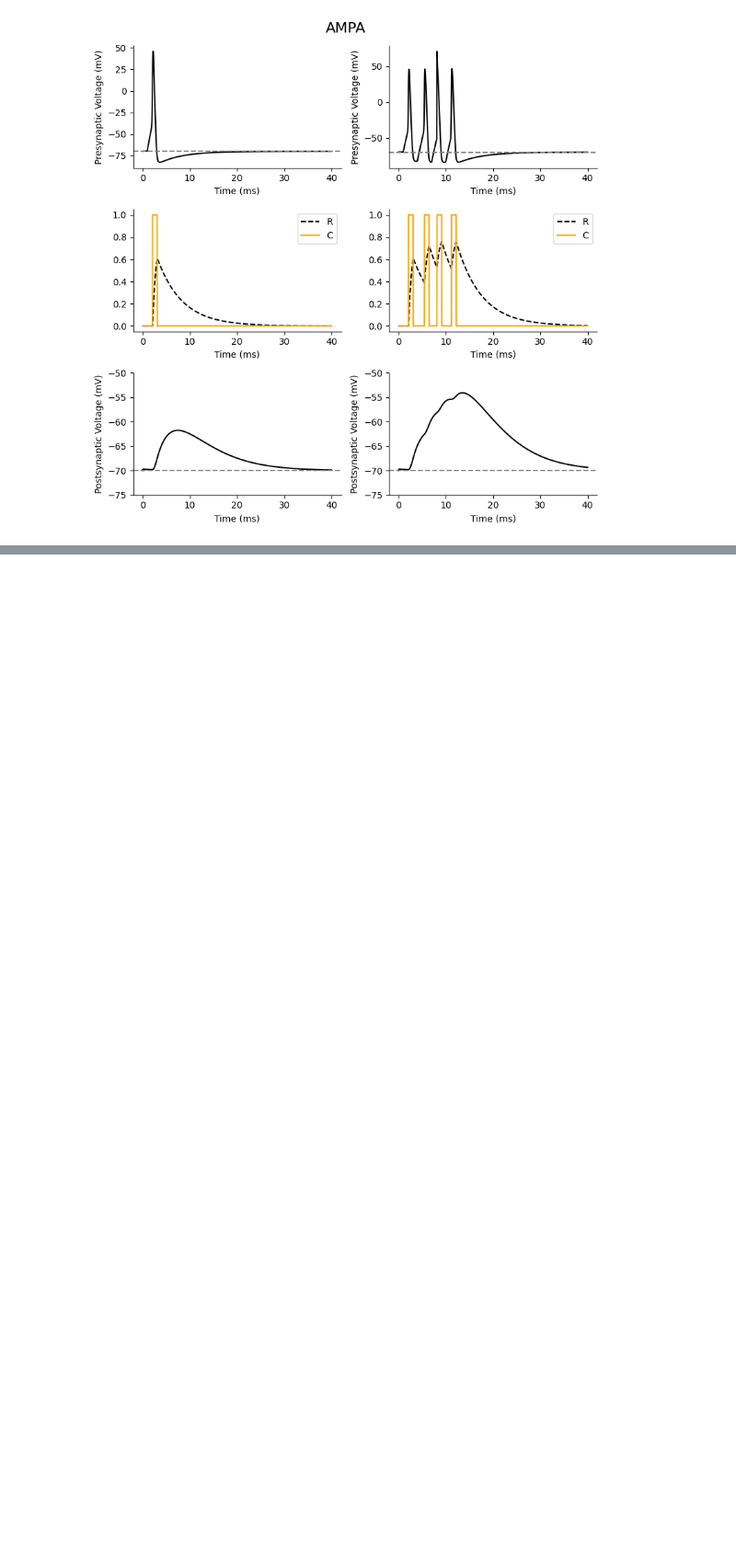
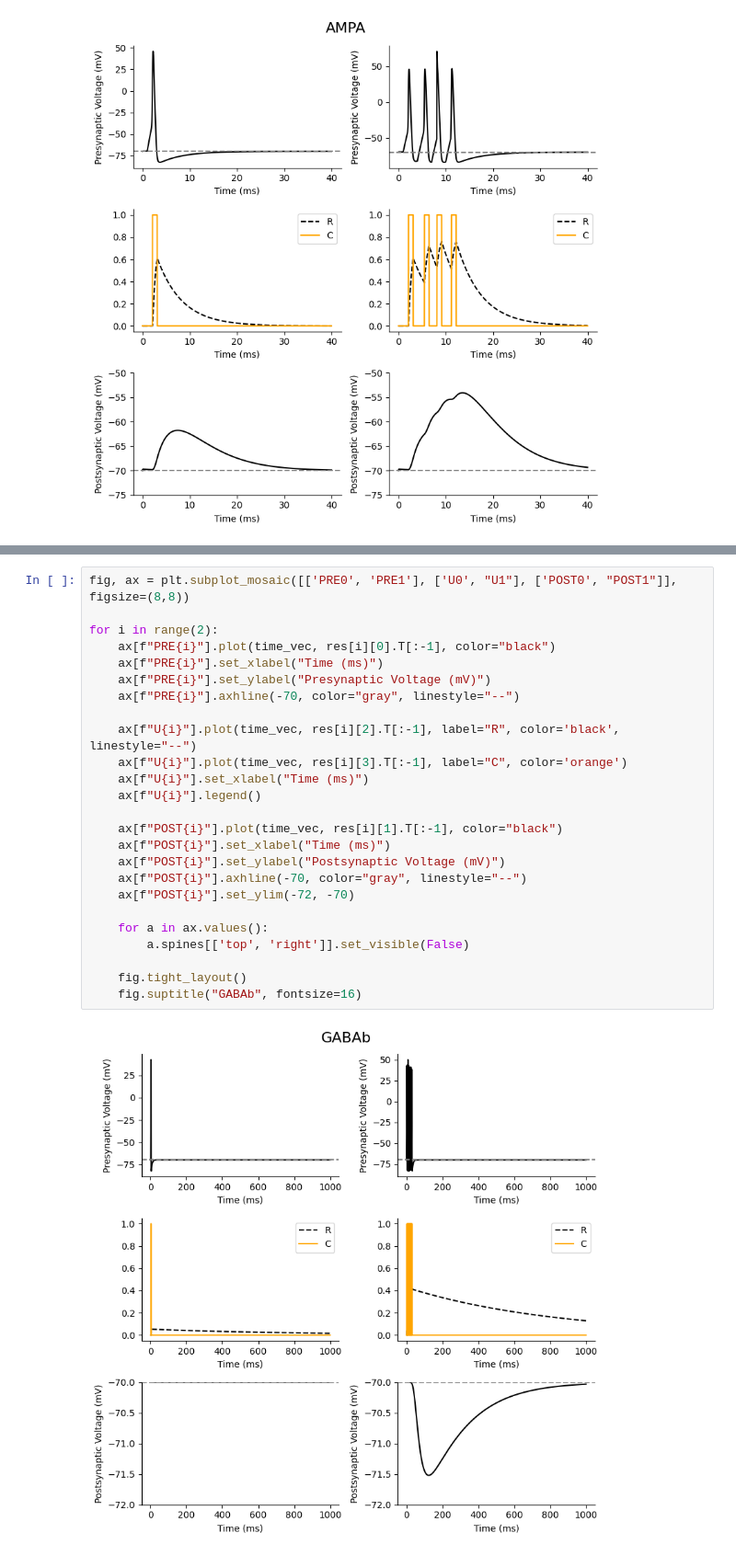
Before and after one commit to jaxleyverse/jaxley-mech, a Jupyter notebook: notebooks/synapses/dms94.ipynb, the cells around one changed output, grey strips where cells are left out. Shown at 92% size. Drawn from its saved outputs; the diff is of its cells as text; blank space fills up the shorter version.

Commit message:
add: GABAb and NMDA

```diff
--- a/notebooks/synapses/dms94.ipynb
+++ b/notebooks/synapses/dms94.ipynb
@@ -135,0 +280,27 @@ for i in range(2):
+# %%
+fig, ax = plt.subplot_mosaic([['PRE0', 'PRE1'], ['U0', "U1"], ['POST0', "POST1"]], figsize=(8,8))
+
+for i in range(2):
+    ax[f"PRE{i}"].plot(time_vec, res[i][0].T[:-1], color="black")
+    ax[f"PRE{i}"].set_xlabel("Time (ms)")
+    ax[f"PRE{i}"].set_ylabel("Presynaptic Voltage (mV)")
+    ax[f"PRE{i}"].axhline(-70, color="gray", linestyle="--")
+
+    ax[f"U{i}"].plot(time_vec, res[i][2].T[:-1], label="R", color='black', linestyle="--")
+    ax[f"U{i}"].plot(time_vec, res[i][3].T[:-1], label="C", color='orange')
+    ax[f"U{i}"].set_xlabel("Time (ms)")
+    ax[f"U{i}"].legend()
+
+    ax[f"POST{i}"].plot(time_vec, res[i][1].T[:-1], color="black")
+    ax[f"POST{i}"].set_xlabel("Time (ms)")
+    ax[f"POST{i}"].set_ylabel("Postsynaptic Voltage (mV)")
+    ax[f"POST{i}"].axhline(-70, color="gray", linestyle="--")
+    ax[f"POST{i}"].set_ylim(-72, -70)
+
+    for a in ax.values():
+        a.spines[['top', 'right']].set_visible(False)
+
+    fig.tight_layout()
+    fig.suptitle("GABAb", fontsize=16)
+# %% [output]
+[figure, added]
```
Also changed, not shown: parts of 9 cells of this notebook, 2 other files.
